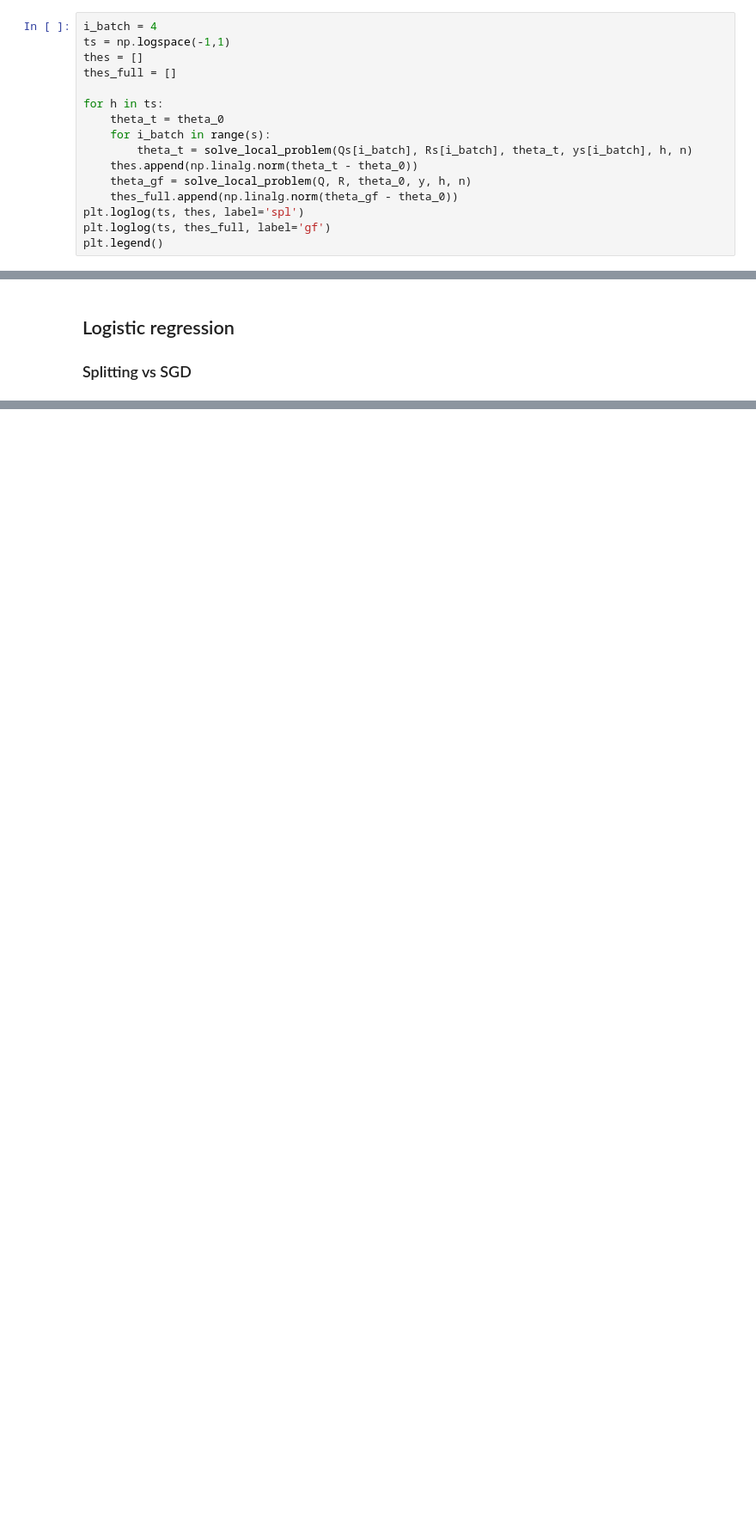
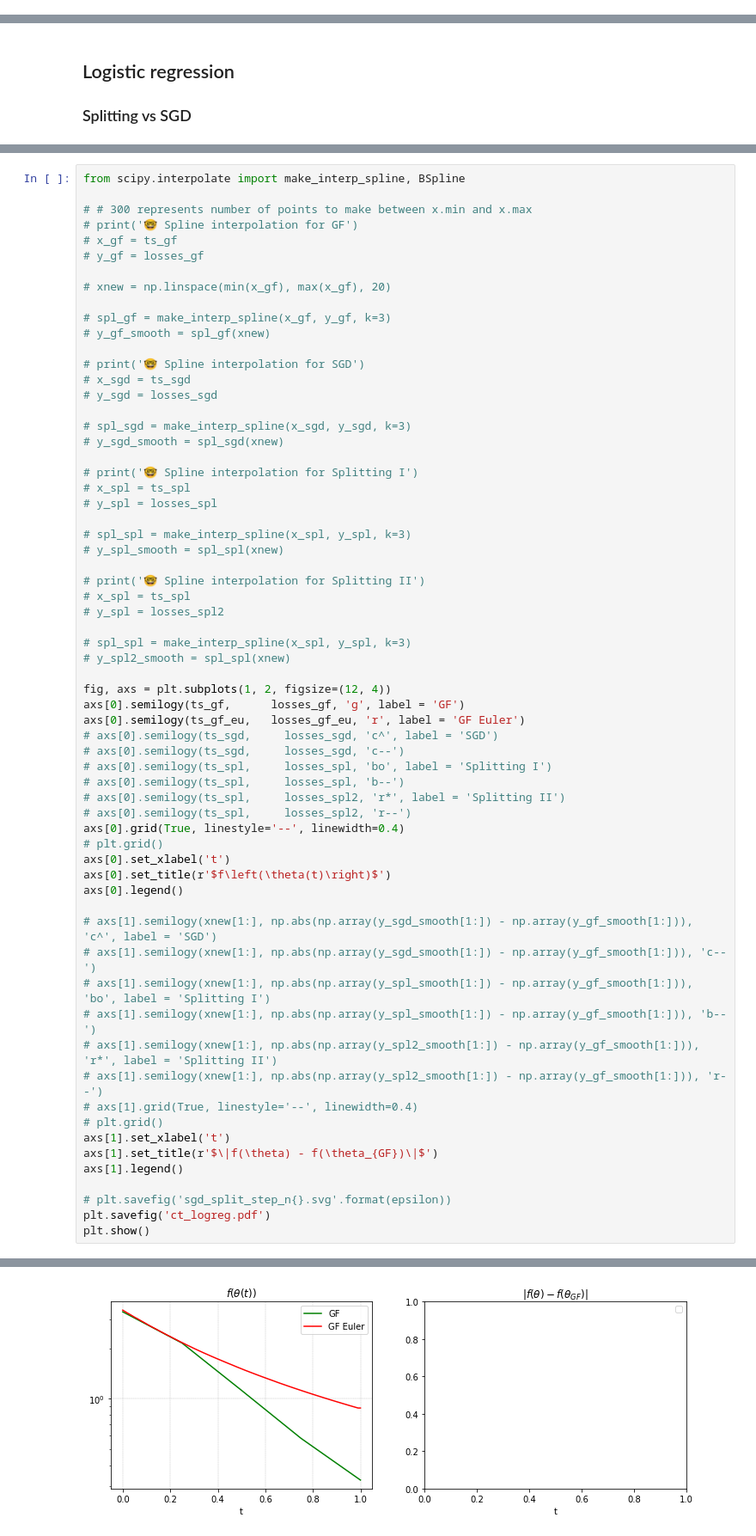
Before and after one commit to MerkulovDaniil/split-sgd, a Jupyter notebook: Code/Continious_time.ipynb, the cells around one changed output, grey strips where cells are left out. Shown at 86% size. Drawn from its saved outputs; the diff is of its cells as text; blank space fills up the shorter version.

```diff
--- a/Code/Continious_time.ipynb
+++ b/Code/Continious_time.ipynb
@@ -281,16 +275,0 @@ np.linalg.norm(theta_0)
-# %%
-i_batch = 4
-ts = np.logspace(-1,1)
-thes = []
-thes_full = []
-
-for h in ts:
-    theta_t = theta_0
-    for i_batch in range(s):
-        theta_t = solve_local_problem(Qs[i_batch], Rs[i_batch], theta_t, ys[i_batch], h, n)
-    thes.append(np.linalg.norm(theta_t - theta_0))
-    theta_gf = solve_local_problem(Q, R, theta_0, y, h, n)
-    thes_full.append(np.linalg.norm(theta_gf - theta_0))
-plt.loglog(ts, thes, label='spl')
-plt.loglog(ts, thes_full, label='gf')
-plt.legend()
@@ -335,0 +681,65 @@ plt.show()
+# %%
+from scipy.interpolate import make_interp_spline, BSpline
+
+# # 300 represents number of points to make between x.min and x.max
+# print('🤓 Spline interpolation for GF')
+# x_gf = ts_gf
+# y_gf = losses_gf
+
+# xnew = np.linspace(min(x_gf), max(x_gf), 20)
+
+# spl_gf = make_interp_spline(x_gf, y_gf, k=3)
+# y_gf_smooth = spl_gf(xnew)
+
+# print('🤓 Spline interpolation for SGD')
+# x_sgd = ts_sgd
+# y_sgd = losses_sgd
+
+# spl_sgd = make_interp_spline(x_sgd, y_sgd, k=3)
+# y_sgd_smooth = spl_sgd(xnew)
+
+# print('🤓 Spline interpolation for Splitting I')
+# x_spl = ts_spl
+# y_spl = losses_spl
+
+# spl_spl = make_interp_spline(x_spl, y_spl, k=3)
+# y_spl_smooth = spl_spl(xnew)
+
+# print('🤓 Spline interpolation for Splitting II')
+# x_spl = ts_spl
+# y_spl = losses_spl2
+
+# spl_spl = make_interp_spline(x_spl, y_spl, k=3)
+# y_spl2_smooth = spl_spl(xnew)
+
+fig, axs = plt.subplots(1, 2, figsize=(12, 4))
+axs[0].semilogy(ts_gf,      losses_gf, 'g', label = 'GF')
+axs[0].semilogy(ts_gf_eu,   losses_gf_eu, 'r', label = 'GF Euler')
+# axs[0].semilogy(ts_sgd,     losses_sgd, 'c^', label = 'SGD')
+# axs[0].semilogy(ts_sgd,     losses_sgd, 'c--')
+# axs[0].semilogy(ts_spl,     losses_spl, 'bo', label = 'Splitting I')
+# axs[0].semilogy(ts_spl,     losses_spl, 'b--')
+# axs[0].semilogy(ts_spl,     losses_spl2, 'r*', label = 'Splitting II')
+# axs[0].semilogy(ts_spl,     losses_spl2, 'r--')
+axs[0].grid(True, linestyle='--', linewidth=0.4)
+# plt.grid()
+axs[0].set_xlabel('t')
+axs[0].set_title(r'$f\left(\theta(t)\right)$')
+axs[0].legend()
+
+# axs[1].semilogy(xnew[1:], np.abs(np.array(y_sgd_smooth[1:]) - np.array(y_gf_smooth[1:])), 'c^', label = 'SGD')
+# axs[1].semilogy(xnew[1:], np.abs(np.array(y_sgd_smooth[1:]) - np.array(y_gf_smooth[1:])), 'c--')
+# axs[1].semilogy(xnew[1:], np.abs(np.array(y_spl_smooth[1:]) - np.array(y_gf_smooth[1:])), 'bo', label = 'Splitting I')
+# axs[1].semilogy(xnew[1:], np.abs(np.array(y_spl_smooth[1:]) - np.array(y_gf_smooth[1:])), 'b--')
+# axs[1].semilogy(xnew[1:], np.abs(np.array(y_spl2_smooth[1:]) - np.array(y_gf_smooth[1:])), 'r*', label = 'Splitting II')
+# axs[1].semilogy(xnew[1:], np.abs(np.array(y_spl2_smooth[1:]) - np.array(y_gf_smooth[1:])), 'r--')
+# axs[1].grid(True, linestyle='--', linewidth=0.4)
+# plt.grid()
+axs[1].set_xlabel('t')
+axs[1].set_title(r'$\|f(\theta) - f(\theta_{GF})\|$')
+axs[1].legend()
+
+# plt.savefig('sgd_split_step_n{}.svg'.format(epsilon))
+plt.savefig('ct_logreg.pdf')
+plt.show()
+# %% [output]
@@ -335,0 +747 @@ plt.show()
+[figure, added]
```
Also changed, not shown: parts of 12 cells of this notebook.
